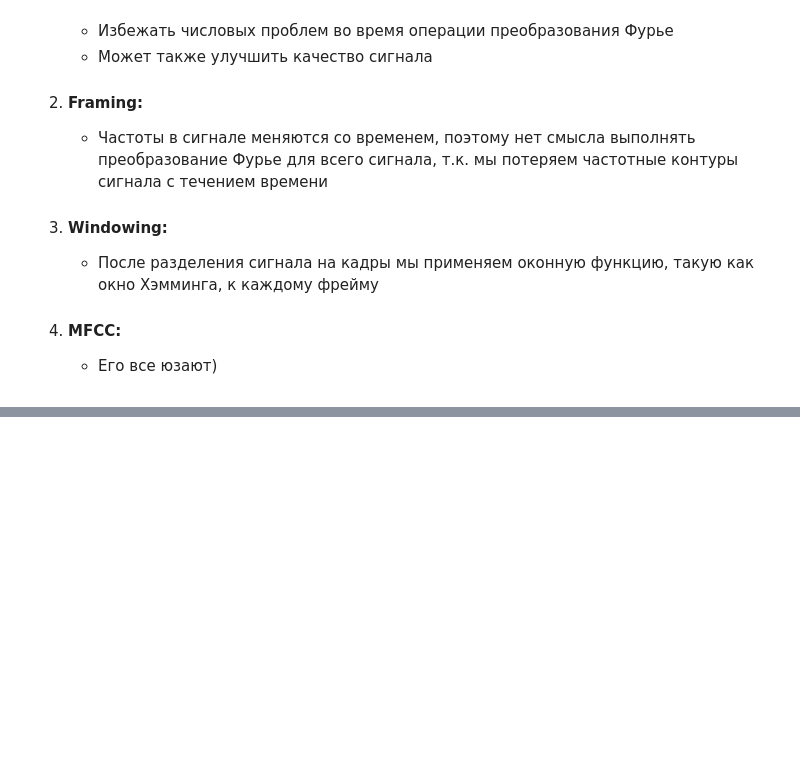
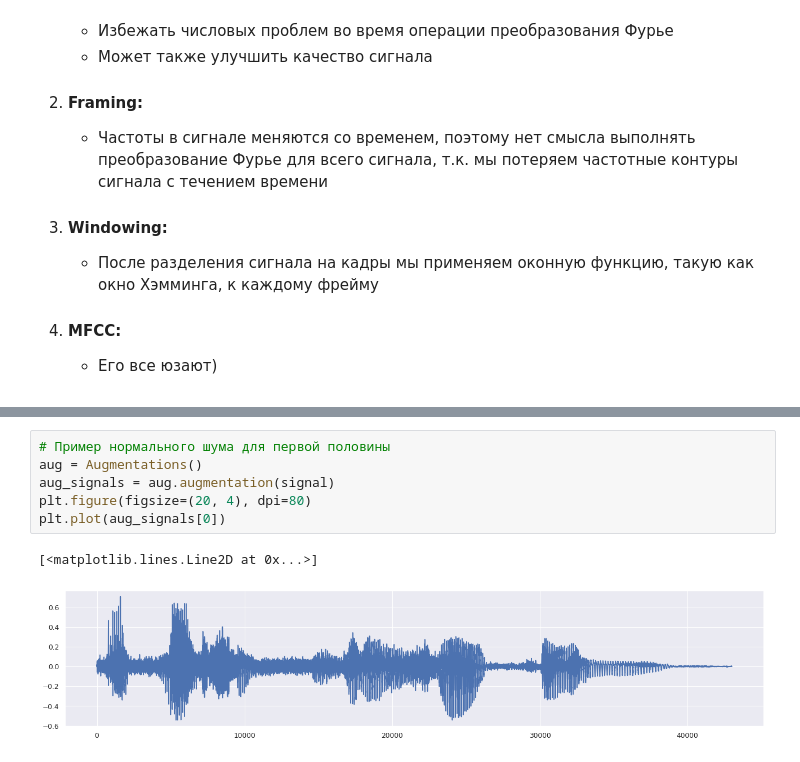
Before and after one commit to Dan1aR/ASR-Project, a Jupyter notebook: preprocessing.ipynb, the cells around one changed output, grey strips where cells are left out. Drawn from its saved outputs; the diff is of its cells as text; blank space fills up the shorter version.

```diff
--- a/preprocessing.ipynb
+++ b/preprocessing.ipynb
@@ -136 +187,10 @@ plt.show()
+# %%
+# Пример нормального шума для первой половины
+aug = Augmentations()
+aug_signals = aug.augmentation(signal)
+plt.figure(figsize=(20, 4), dpi=80)
+plt.plot(aug_signals[0])
+# %% [output]
+[<matplotlib.lines.Line2D at 0x...>]
+[figure, added]
 # %%
```
Also changed, not shown: parts of 13 cells of this notebook.
